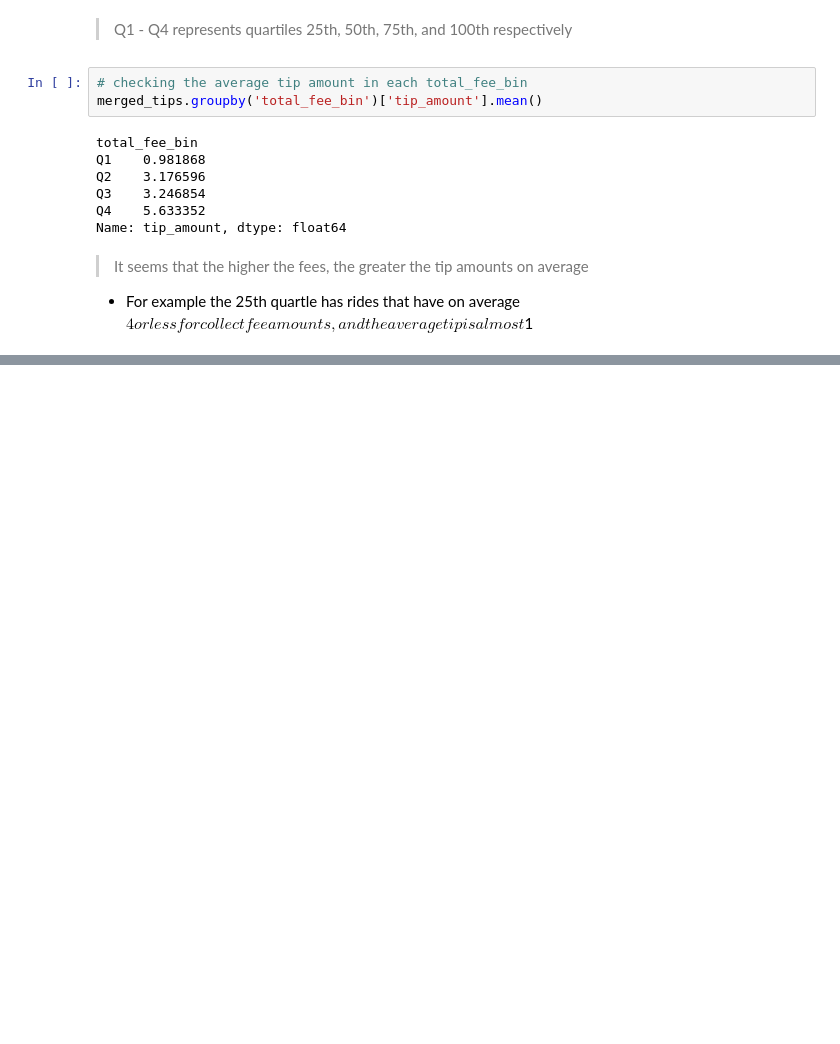
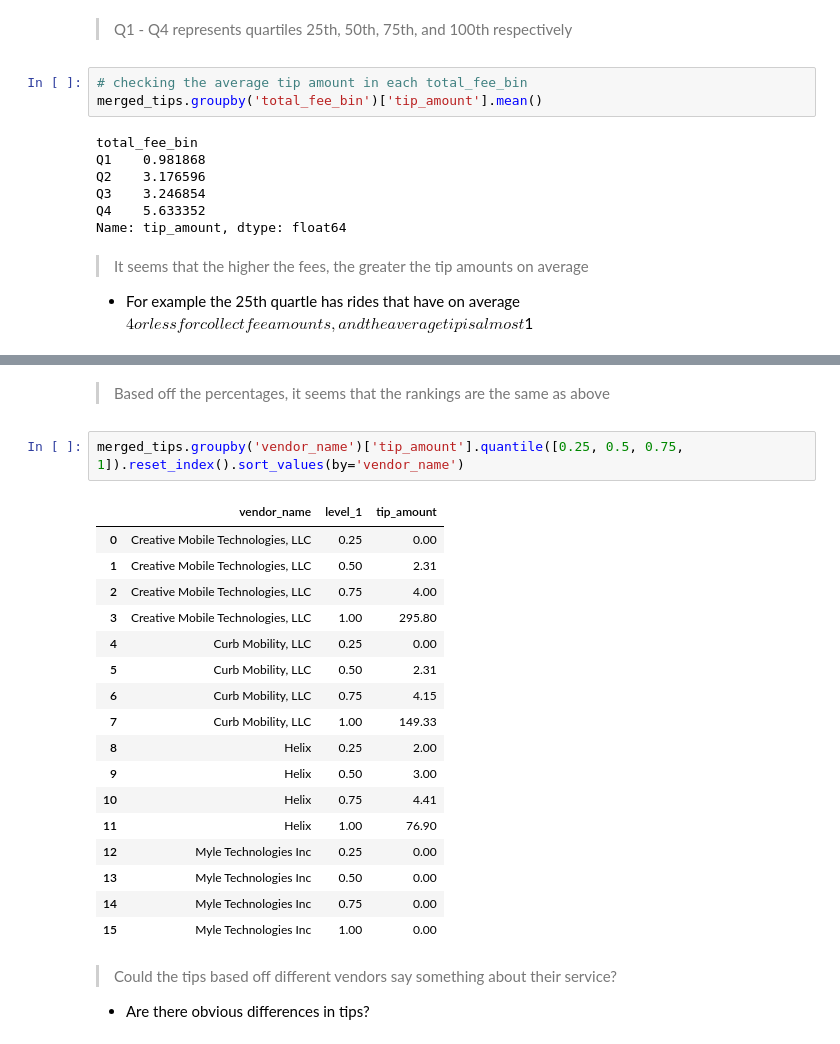
Before and after one commit to jjen1/nyc-taxis-trends, a Jupyter notebook: notebooks/yellow_taxis_eda.ipynb, the cells around one changed output, grey strips where cells are left out. Cells and saved outputs as stored; diff of their text form; blank space fills up the shorter version.

Commit message:
finished customer & vendor

```diff
--- a/notebooks/yellow_taxis_eda.ipynb
+++ b/notebooks/yellow_taxis_eda.ipynb
@@ -2018,0 +2069,25 @@ Name: tip_amount, dtype: float64
+# %% [markdown]
+> Based off the percentages, it seems that the rankings are the same as above
+# %%
+merged_tips.groupby('vendor_name')['tip_amount'].quantile([0.25, 0.5, 0.75, 1]).reset_index().sort_values(by='vendor_name')
+# %% [output]
+|  | vendor_name | level_1 | tip_amount |
+| 0 | Creative Mobile Technologies, LLC | 0.25 | 0.00 |
+| 1 | Creative Mobile Technologies, LLC | 0.50 | 2.31 |
+| 2 | Creative Mobile Technologies, LLC | 0.75 | 4.00 |
+| 3 | Creative Mobile Technologies, LLC | 1.00 | 295.80 |
+| 4 | Curb Mobility, LLC | 0.25 | 0.00 |
+| 5 | Curb Mobility, LLC | 0.50 | 2.31 |
+| 6 | Curb Mobility, LLC | 0.75 | 4.15 |
+| 7 | Curb Mobility, LLC | 1.00 | 149.33 |
+| 8 | Helix | 0.25 | 2.00 |
+| 9 | Helix | 0.50 | 3.00 |
+| 10 | Helix | 0.75 | 4.41 |
+| 11 | Helix | 1.00 | 76.90 |
+| 12 | Myle Technologies Inc | 0.25 | 0.00 |
+| 13 | Myle Technologies Inc | 0.50 | 0.00 |
+| 14 | Myle Technologies Inc | 0.75 | 0.00 |
+| 15 | Myle Technologies Inc | 1.00 | 0.00 |
+# %% [markdown]
+> Could the tips based off different vendors say something about their service?
+* Are there obvious differences in tips?
```
Also changed, not shown: parts of 11 cells of this notebook.
